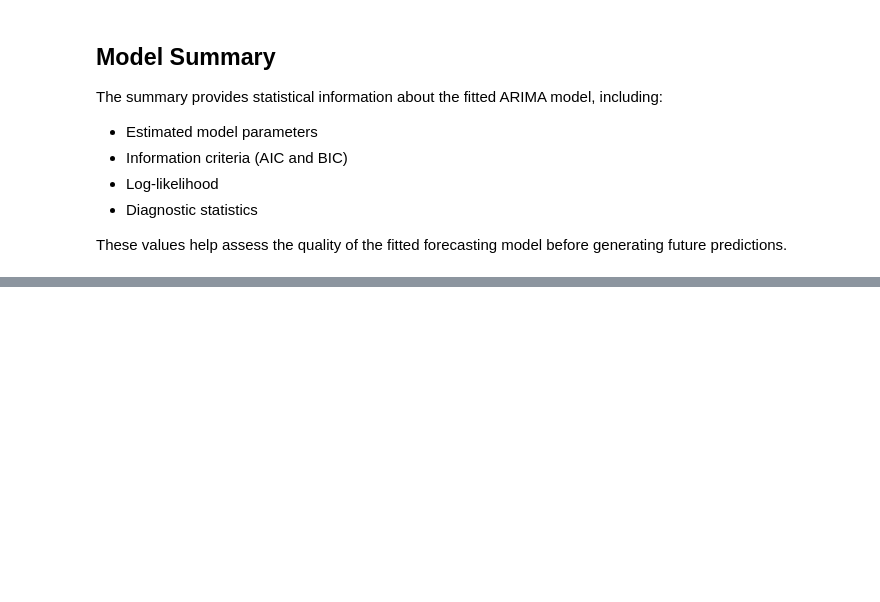
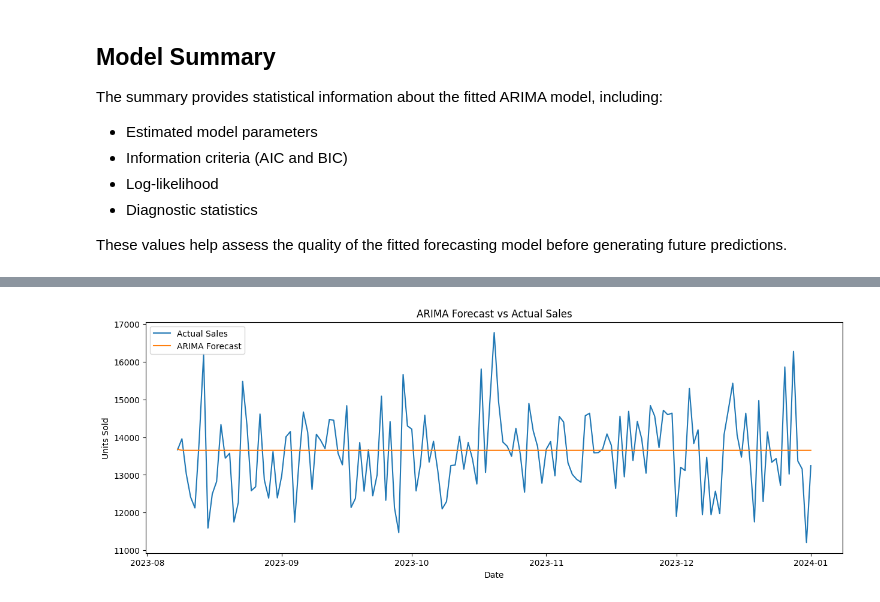
Before and after one commit to Adithyan-7/supply-chain-demand-forecasting, a Jupyter notebook: notebooks/04_demand_forecasting.ipynb, the cells around one changed output, grey strips where cells are left out. Cells and saved outputs as stored; diff of their text form; code cells hidden in the pictures; blank space fills up the shorter version.

Commit message:
feat: generate ARIMA forecasts for test dataset

```diff
--- a/notebooks/04_demand_forecasting.ipynb
+++ b/notebooks/04_demand_forecasting.ipynb
@@ -336,0 +343,4 @@ These values help assess the quality of the fitted forecasting model before gene
+# %%
+arima_forecast = arima_result.forecast(steps=len(test))
+
+arima_forecast.head()
@@ -336,0 +354,6 @@ These values help assess the quality of the fitted forecasting model before gene
+# %%
+test = test.copy()
+
+test["ARIMA Forecast"] = arima_forecast.values
+
+test.head()
@@ -336,0 +371,21 @@ These values help assess the quality of the fitted forecasting model before gene
+# %%
+plt.figure(figsize=(15,5))
+
+plt.plot(
+    test["Date"],
+    test["Units Sold"],
+    label="Actual Sales")
+
+plt.plot(
+    test["Date"],
+    test["ARIMA Forecast"],
+    label="ARIMA Forecast")
+
+plt.title("ARIMA Forecast vs Actual Sales")
+plt.xlabel("Date")
+plt.ylabel("Units Sold")
+plt.legend()
+
+plt.show()
+# %% [output]
+[figure, added]
```
Also changed, not shown: parts of 6 cells of this notebook.
